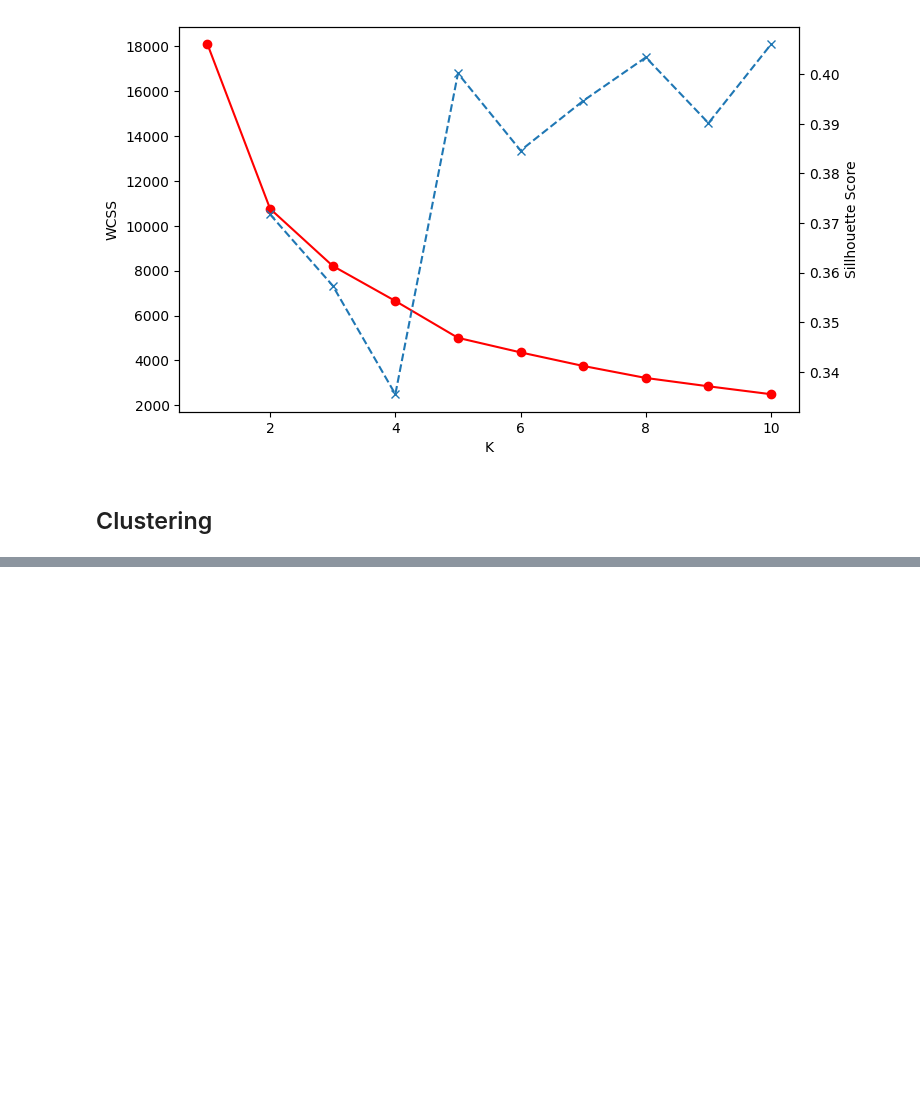
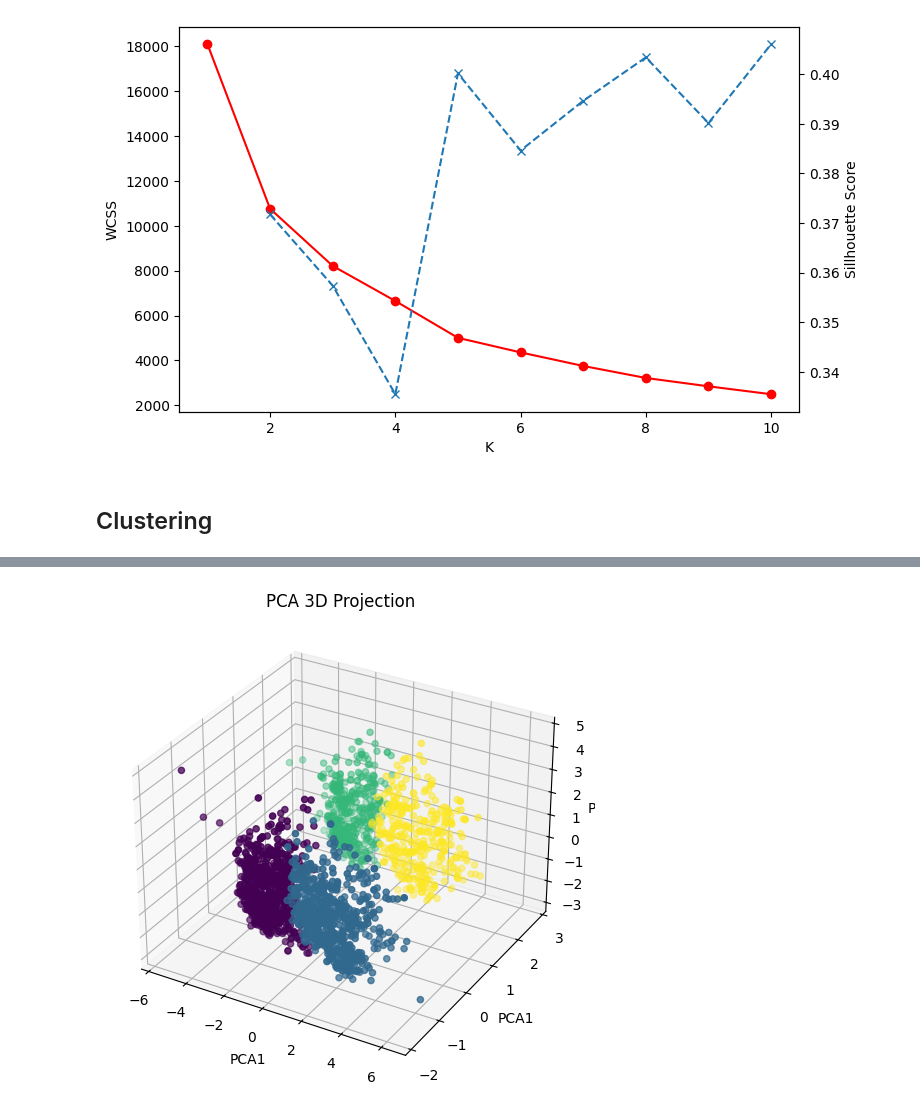
Before and after one commit to Ishu335/Smart-Cart-Clustering-System, a Jupyter notebook: smart_cart.ipynb, the cells around one changed output, grey strips where cells are left out. Saved outputs shown, nothing was run; the diff lists cells and outputs as text; code cells hidden in the pictures; blank space fills up the shorter version.

```diff
--- a/smart_cart.ipynb
+++ b/smart_cart.ipynb
@@ -291,0 +297,15 @@ plt.tight_layout()
+# %%
+from sklearn.cluster  import AgglomerativeClustering
+agg=AgglomerativeClustering(n_clusters=4)
+lables_agg=agg.fit_predict(df_pca)
+# %%
+fig=plt.figure(figsize=(5,9))
+ax=fig.add_subplot(111,projection="3d")
+ax.scatter(df_pca[:,0],df_pca[:,1],df_pca[:,2],c=lables_agg)
+ax.set_xlabel("PCA1")
+ax.set_ylabel("PCA1")
+ax.set_zlabel("PCA1")
+ax.set_title("PCA 3D Projection")
+plt.tight_layout()
+# %% [output]
+[figure, added]
```
Also changed, not shown: parts of 2 cells of this notebook.
